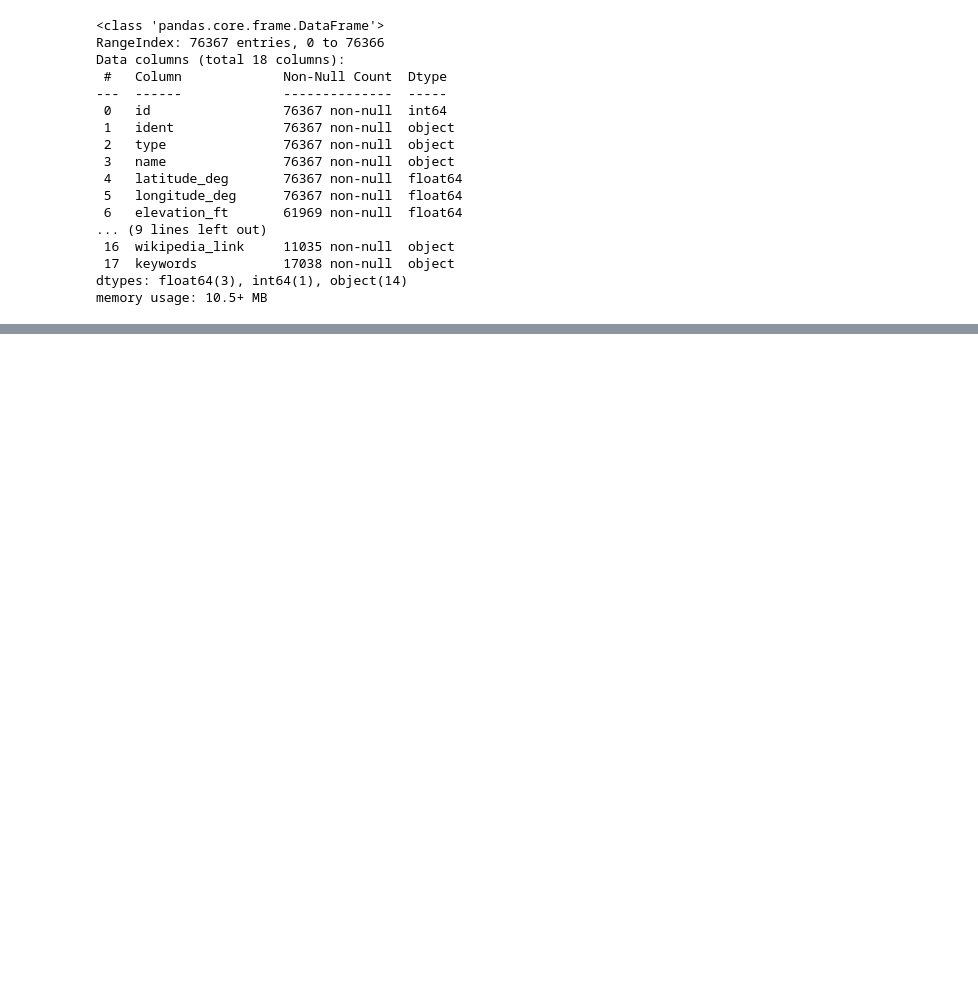
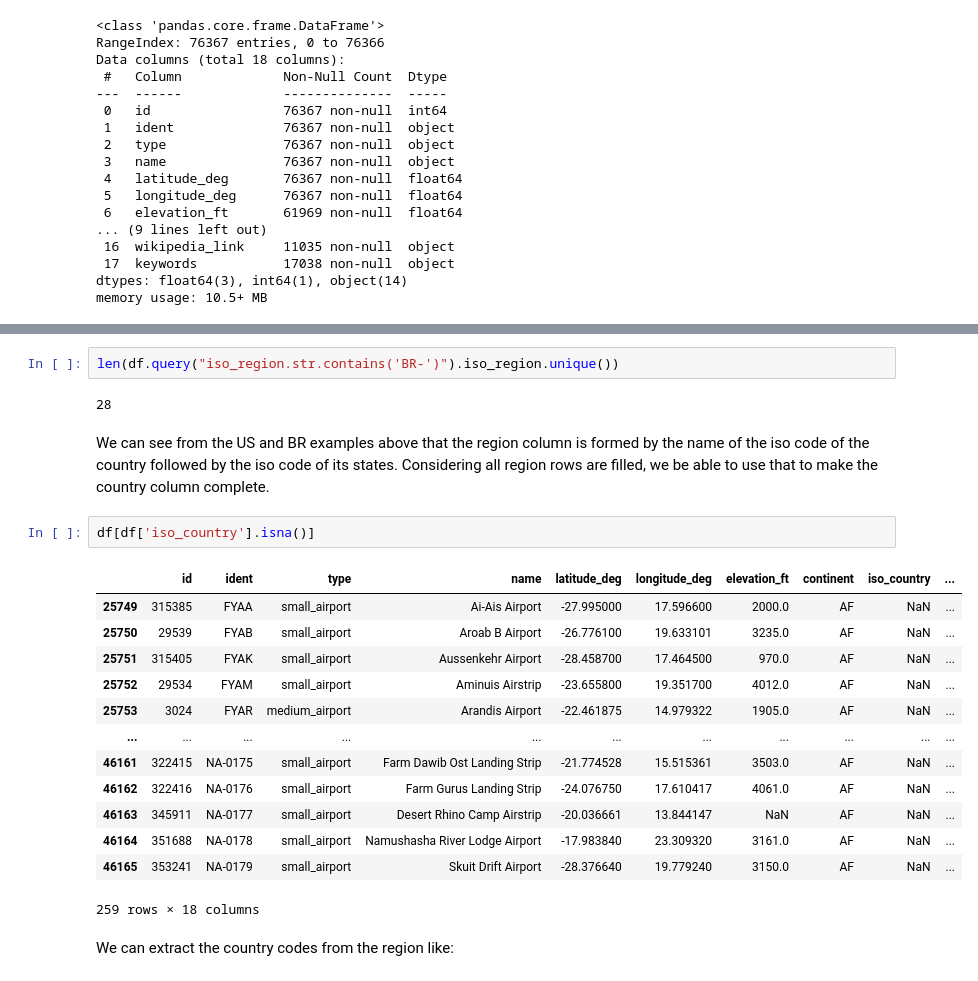
Before and after one commit to fernandowolff/worldwide-airports-dataset-analysis, a Jupyter notebook: worldwide-airports-analysis.ipynb, the cells around one changed output, grey strips where cells are left out. Saved outputs shown, nothing was run; the diff lists cells and outputs as text; blank space fills up the shorter version.

```diff
--- a/worldwide-airports-analysis.ipynb
+++ b/worldwide-airports-analysis.ipynb
@@ -65,0 +126,25 @@ Most of the iso_country column is filled. Would be good to also have the same da
+# %%
+len(df.query("iso_region.str.contains('BR-')").iso_region.unique())
+# %% [output]
+28
+# %% [markdown]
+We can see from the US and BR examples above that the region column is formed by the name of the iso code of the country followed by the iso code of its states.
+Considering all region rows are filled, we be able to use that to make the country column complete.
+# %%
+df[df['iso_country'].isna()]
+# %% [output]
+|  | id | ident | type | name | latitude_deg | longitude_deg | elevation_ft | continent | iso_country | ... |
+| 25749 | 315385 | FYAA | small_airport | Ai-Ais Airport | -27.995000 | 17.596600 | 2000.0 | AF | NaN | ... |
+| 25750 | 29539 | FYAB | small_airport | Aroab B Airport | -26.776100 | 19.633101 | 3235.0 | AF | NaN | ... |
+| 25751 | 315405 | FYAK | small_airport | Aussenkehr Airport | -28.458700 | 17.464500 | 970.0 | AF | NaN | ... |
+| 25752 | 29534 | FYAM | small_airport | Aminuis Airstrip | -23.655800 | 19.351700 | 4012.0 | AF | NaN | ... |
+| 25753 | 3024 | FYAR | medium_airport | Arandis Airport | -22.461875 | 14.979322 | 1905.0 | AF | NaN | ... |
+| ... | ... | ... | ... | ... | ... | ... | ... | ... | ... | ... |
+| 46161 | 322415 | NA-0175 | small_airport | Farm Dawib Ost Landing Strip | -21.774528 | 15.515361 | 3503.0 | AF | NaN | ... |
+| 46162 | 322416 | NA-0176 | small_airport | Farm Gurus Landing Strip | -24.076750 | 17.610417 | 4061.0 | AF | NaN | ... |
+| 46163 | 345911 | NA-0177 | small_airport | Desert Rhino Camp Airstrip | -20.036661 | 13.844147 | NaN | AF | NaN | ... |
+| 46164 | 351688 | NA-0178 | small_airport | Namushasha River Lodge Airport | -17.983840 | 23.309320 | 3161.0 | AF | NaN | ... |
+| 46165 | 353241 | NA-0179 | small_airport | Skuit Drift Airport | -28.376640 | 19.779240 | 3150.0 | AF | NaN | ... |
+259 rows × 18 columns
+# %% [markdown]
+We can extract the country codes from the region like:
```
Also changed, not shown: parts of 23 cells of this notebook.
